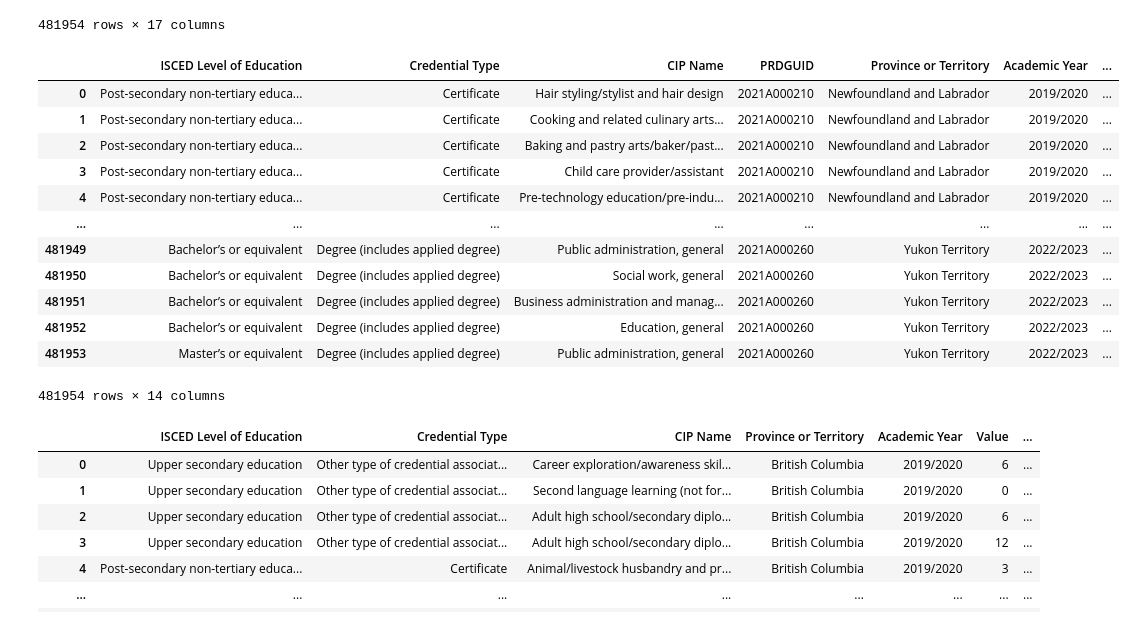
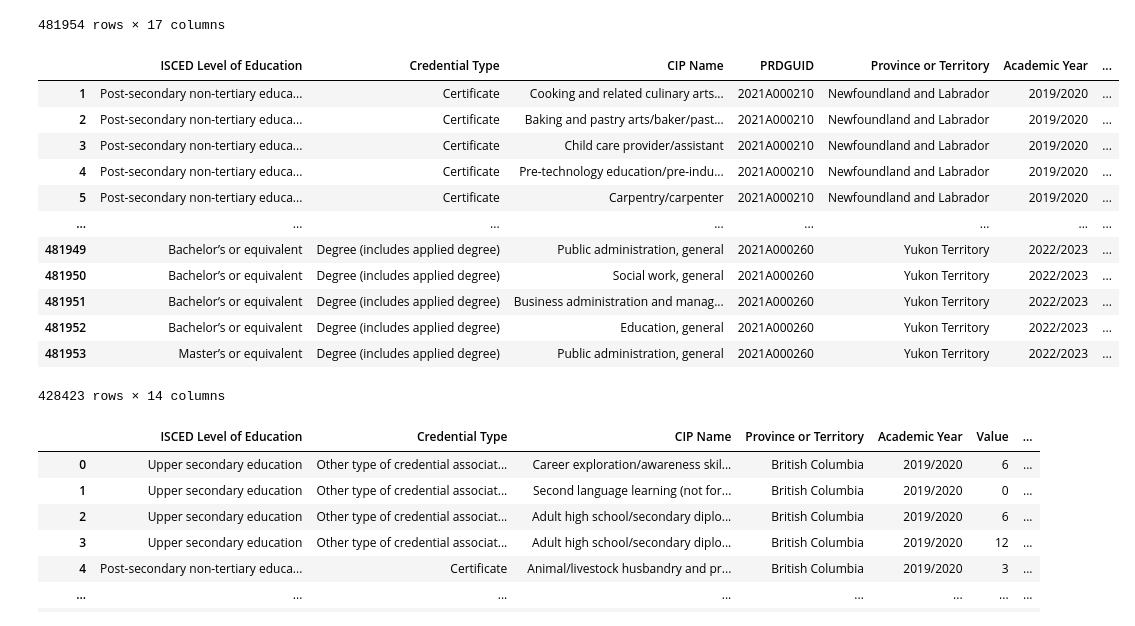
Before and after one commit to samuelmorency/StatCan-Web-App, a Jupyter notebook: data/data_wrangle backup.ipynb, the cells around one changed output. Drawn from its saved outputs; the diff is of its cells as text; code cells hidden in the pictures.

```diff
--- a/data/data_wrangle backup.ipynb
+++ b/data/data_wrangle backup.ipynb
@@ -64,50 +85,51 @@ gen_df
 # %%
 def clean_data(df):
     # Drop columns: 'CIP6 Code', 'Province or Territory' and 4 other columns
     df_clean = (df
           .drop(columns=['CIP6 Code', ' PR code', 'Enrollment Type', 'CMAname', 'CSDname'])
           .rename(columns={'Source Sheet': 'STEM/BHASE',
                            'PRdguid': 'PRDGUID',
                            'CMAuid': 'CMAPUID',
                            'CSDuid': 'CSDUID'})
-          .astype({'Province or Territory': 'category',
-                   'ISCED Level of Education': 'category',
-                   'Credential Type': 'category',
-                   'CIP Name': 'category',
-                   'PRDGUID': 'category',
-                   'Academic Year': 'category',
-                   'STEM/BHASE': 'category',
-                   'Institution': 'category',
-                   'CMAPUID': 'category',
-                   'CSDUID': 'category',
-                   'DGUID': 'category'})
+          #.astype({'Province or Territory': 'category',
+                   #'ISCED Level of Education': 'category',
+                   #'Credential Type': 'category',
+                   #'CIP Name': 'category',
+                   #'PRDGUID': 'category',
+                   #'Academic Year': 'category',
+                   #'STEM/BHASE': 'category',
+                   #'Institution': 'category',
+                   #'CMAPUID': 'category',
+                   #'CSDUID': 'category',
+                   #'DGUID': 'category'})
     )
     df_clean['GRAD/ENROLL'] = df_clean['STEM/BHASE'].str.replace("^[^_]+_[^_]+_([^_]+)_.*$", lambda match: match.group(1), regex=True)
     df_clean['GEO'] = df_clean['STEM/BHASE'].str.replace(".*_([^_]*)$", lambda match: match.group(1), regex=True)
     df_clean['STEM/BHASE'] = (df_clean['STEM/BHASE']
                         .str.replace("^BHASE\\w+?$", "BHASE", case=False, regex=True)
                         .str.replace("^STEM\\w+?$", "STEM", case=False, regex=True)
     )
-    df_clean['Value'] = df_clean['Value'].replace("..", np.nan).astype('float').astype('Int32')
+    df_clean = df_clean[df_clean['Value'] != ".."]
+    df_clean['Value'] = df_clean['Value'].astype('Int32')
 
     return df_clean
 
 gen_df_clean = clean_data(gen_df)
 gen_df_clean
 # %% [output]
 |  | ISCED Level of Education | Credential Type | CIP Name | PRDGUID | Province or Territory | Academic Year | ... |
-| 0 | Post-secondary non-tertiary educa... | Certificate | Hair styling/stylist and hair design | 2021A000210 | Newfoundland and Labrador | 2019/2020 | ... |
 | 1 | Post-secondary non-tertiary educa... | Certificate | Cooking and related culinary arts... | 2021A000210 | Newfoundland and Labrador | 2019/2020 | ... |
 | 2 | Post-secondary non-tertiary educa... | Certificate | Baking and pastry arts/baker/past... | 2021A000210 | Newfoundland and Labrador | 2019/2020 | ... |
 | 3 | Post-secondary non-tertiary educa... | Certificate | Child care provider/assistant | 2021A000210 | Newfoundland and Labrador | 2019/2020 | ... |
 | 4 | Post-secondary non-tertiary educa... | Certificate | Pre-technology education/pre-indu... | 2021A000210 | Newfoundland and Labrador | 2019/2020 | ... |
+| 5 | Post-secondary non-tertiary educa... | Certificate | Carpentry/carpenter | 2021A000210 | Newfoundland and Labrador | 2019/2020 | ... |
 | ... | ... | ... | ... | ... | ... | ... | ... |
 | 481949 | Bachelor’s or equivalent | Degree (includes applied degree) | Public administration, general | 2021A000260 | Yukon Territory | 2022/2023 | ... |
 | 481950 | Bachelor’s or equivalent | Degree (includes applied degree) | Social work, general | 2021A000260 | Yukon Territory | 2022/2023 | ... |
 | 481951 | Bachelor’s or equivalent | Degree (includes applied degree) | Business administration and manag... | 2021A000260 | Yukon Territory | 2022/2023 | ... |
 | 481952 | Bachelor’s or equivalent | Degree (includes applied degree) | Education, general | 2021A000260 | Yukon Territory | 2022/2023 | ... |
 | 481953 | Master’s or equivalent | Degree (includes applied degree) | Public administration, general | 2021A000260 | Yukon Territory | 2022/2023 | ... |
-481954 rows × 14 columns
+428423 rows × 14 columns
 # %%
 
 # Filter out rows with 'GRAD/ENROLL' as 'ENROLL'
```
Also changed, not shown: parts of 11 cells of this notebook, 3 other files.
